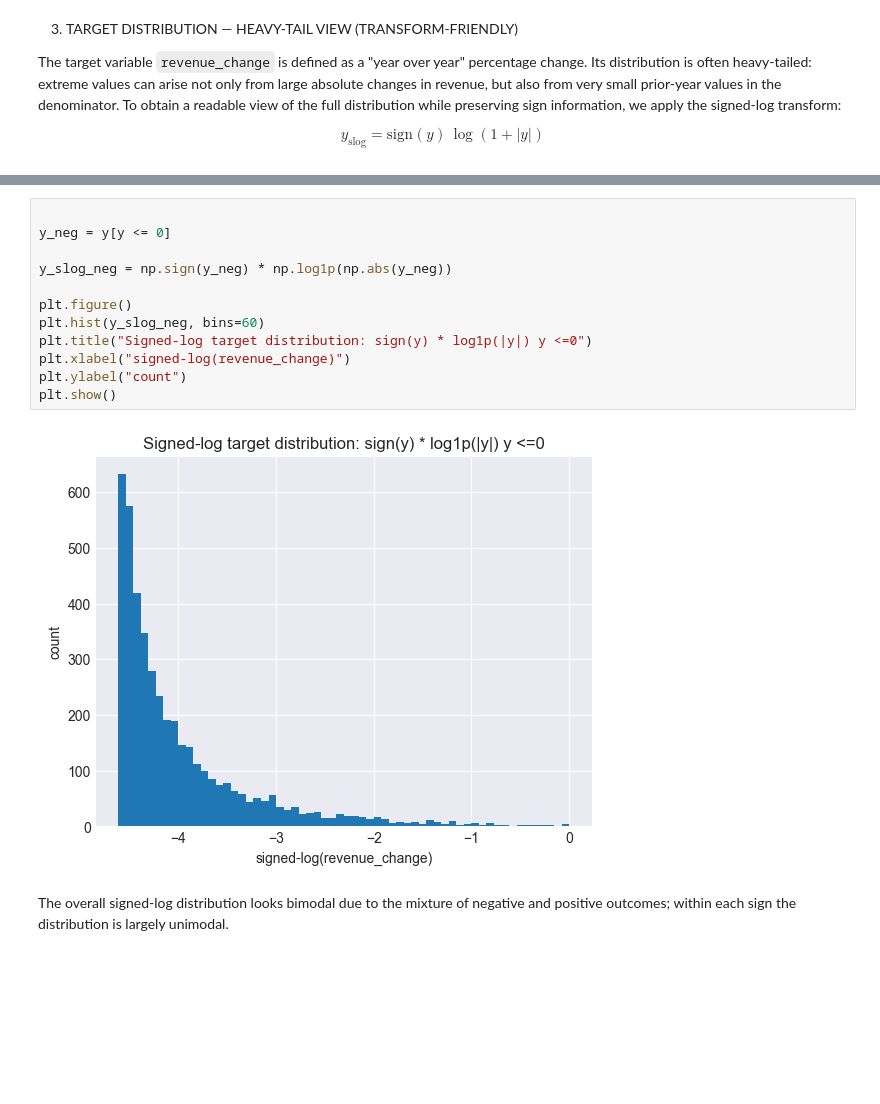
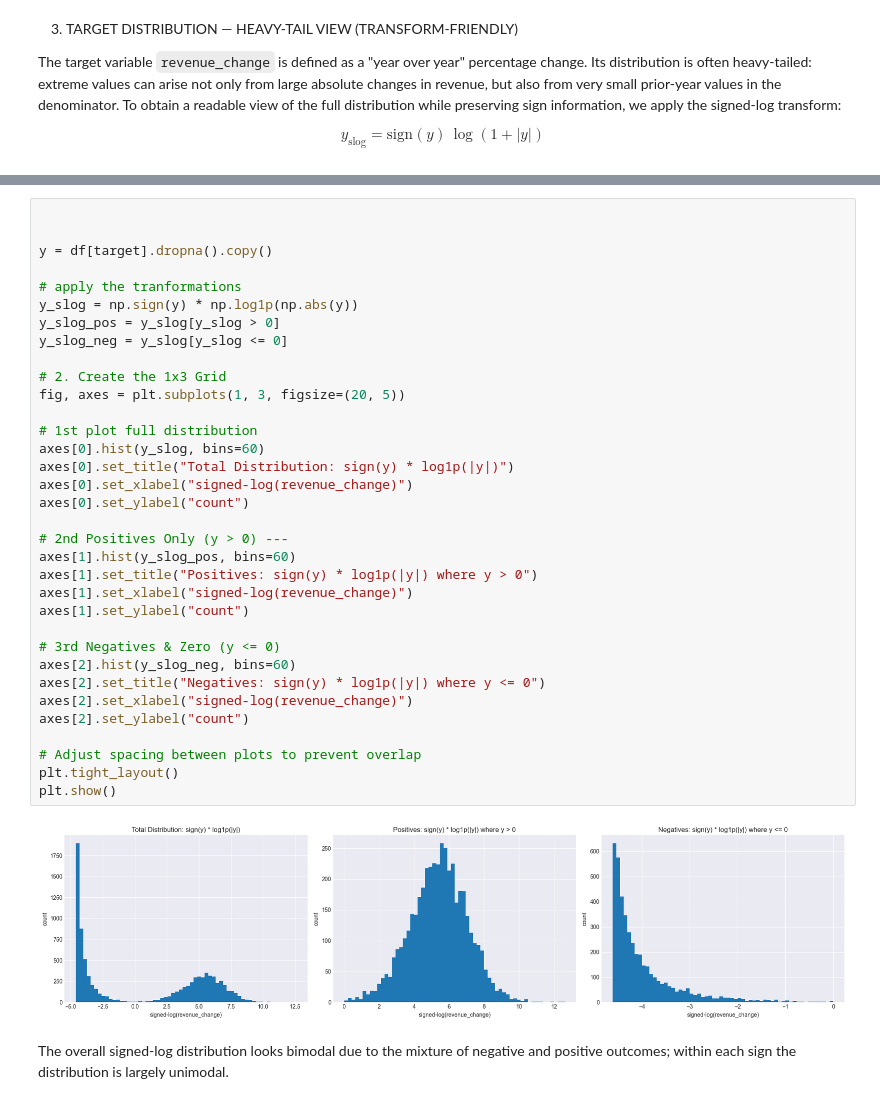
Before and after one commit to MoriondoTommaso/italian-financial-challenge, a Jupyter notebook: notebooks/Final.ipynb, the cells around one changed output, grey strips where cells are left out. Saved outputs shown, nothing was run; the diff lists cells and outputs as text; blank space fills up the shorter version.

```diff
--- a/notebooks/Final.ipynb
+++ b/notebooks/Final.ipynb
@@ -465,17 +438,39 @@ plt.show()
-# %%
-
-y_neg = y[y <= 0]
-
-y_slog_neg = np.sign(y_neg) * np.log1p(np.abs(y_neg))
-
-plt.figure()
-plt.hist(y_slog_neg, bins=60)
-plt.title("Signed-log target distribution: sign(y) * log1p(|y|) y <=0")
-plt.xlabel("signed-log(revenue_change)")
-plt.ylabel("count")
-plt.show()
-# %% [output]
-[figure, removed]
+# %%
+
+
+y = df[target].dropna().copy()
+
+# apply the tranformations
+y_slog = np.sign(y) * np.log1p(np.abs(y))
+y_slog_pos = y_slog[y_slog > 0]
+y_slog_neg = y_slog[y_slog <= 0]
+
+# 2. Create the 1x3 Grid
+fig, axes = plt.subplots(1, 3, figsize=(20, 5))
+
+# 1st plot full distribution
+axes[0].hist(y_slog, bins=60)
+axes[0].set_title("Total Distribution: sign(y) * log1p(|y|)")
+axes[0].set_xlabel("signed-log(revenue_change)")
+axes[0].set_ylabel("count")
+
+# 2nd Positives Only (y > 0) ---
+axes[1].hist(y_slog_pos, bins=60)
+axes[1].set_title("Positives: sign(y) * log1p(|y|) where y > 0")
+axes[1].set_xlabel("signed-log(revenue_change)")
+axes[1].set_ylabel("count")
+
+# 3rd Negatives & Zero (y <= 0)
+axes[2].hist(y_slog_neg, bins=60)
+axes[2].set_title("Negatives: sign(y) * log1p(|y|) where y <= 0")
+axes[2].set_xlabel("signed-log(revenue_change)")
+axes[2].set_ylabel("count")
+
+# Adjust spacing between plots to prevent overlap
+plt.tight_layout()
+plt.show()
+# %% [output]
+[figure, added]
 # %% [markdown]
 The overall signed-log distribution looks bimodal due to the mixture of negative and positive outcomes; within each sign the distribution is largely unimodal.
 # %%
```
Also changed, not shown: parts of 23 cells of this notebook, 2 other files.
